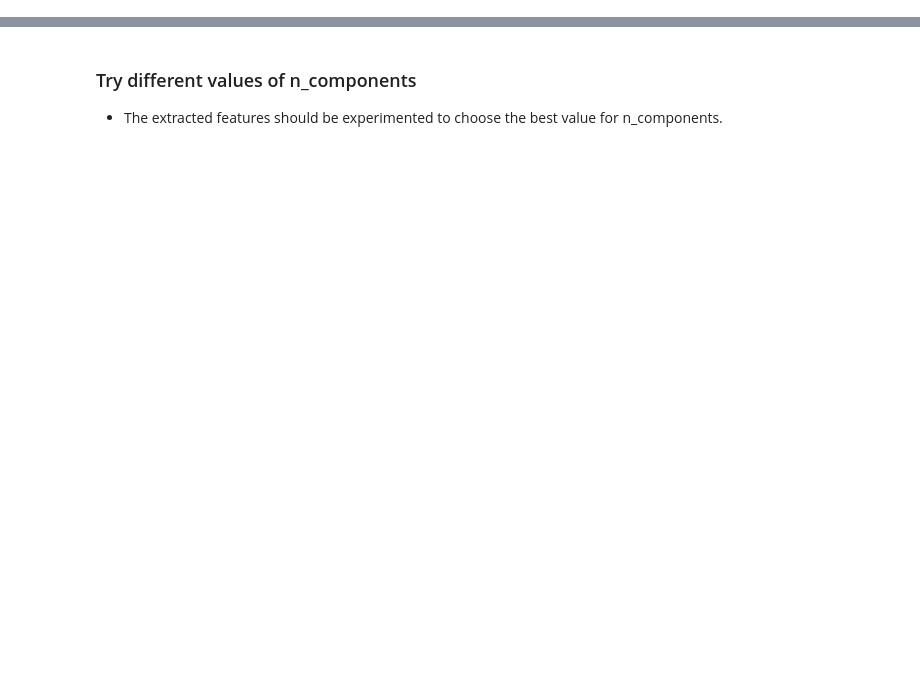
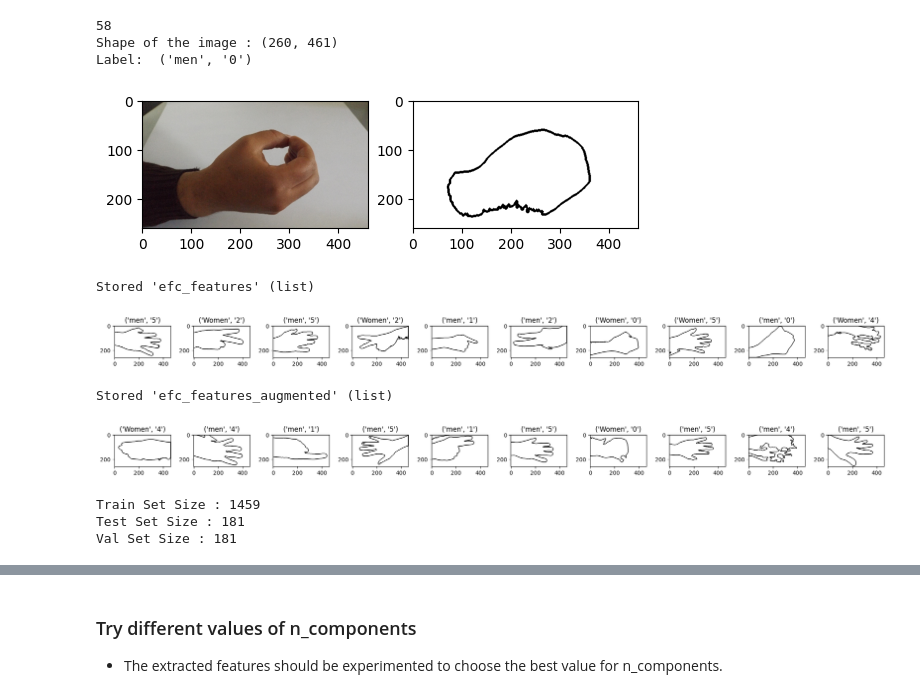
Before and after one commit to Ahmedh12/Hand-Gesture-Detector, a Jupyter notebook: project.ipynb, the cells around one changed output, grey strips where cells are left out. Saved outputs shown, nothing was run; the diff lists cells and outputs as text; code cells hidden in the pictures; blank space fills up the shorter version.

```diff
--- a/project.ipynb
+++ b/project.ipynb
@@ -47,41 +57,77 @@ view_random_images(augmented_images, augmented_labels , num_images=10)
 # %%
 import matplotlib.pyplot as plt
-num = np.random.randint(0,len(train_images))
-# num = 797
+num = np.random.randint(0,len(images))
 print(num)
-img = preprocess_image(images[num])
+img , efc_feature = preprocess_image(images[num])
 #Shape of the image
 print("Shape of the image :" , img.shape)
 print("Label: " , labels[num])
 #PLOT 2 IMAGES
 plt.subplot(1,2,1)
 plt.imshow(images[num])
 plt.subplot(1,2,2)
 plt.imshow(img , cmap='binary')
 plt.show()
+# %% [output]
+58
+Shape of the image : (260, 461)
+Label:  ('men', '0')
+[figure, added]
 # %%
 #preprocess the images and store them in place
-for i in range(len(images)):
-    images[i] = preprocess_image(images[i])
+# efc_features = []
+# for i in range(len(images)):
+#     img , efc_feature = preprocess_image(images[i])
+#     efc_features.append(efc_feature)
+#     images[i] = img
+
+# %store efc_features
+
 # view some random images
 view_random_images(images, labels , num_images=10)
+# %% [output]
+Stored 'efc_features' (list)
+[figure, added]
 # %%
 #preprocess the augmented images and store them in place
-for i in range(len(augmented_images)):
-    augmented_images[i] = preprocess_image(augmented_images[i])
+# efc_features_augmented = []
+# for i in range(len(augmented_images)):
+#     img , efc_feature = preprocess_image(augmented_images[i])
+#     efc_features_augmented.append(efc_feature)
+#     augmented_images[i] = img
+
+# %store efc_features_augmented
+
 # view some random images
 view_random_images(augmented_images, augmented_labels , num_images=10)
+# %% [output]
+Stored 'efc_features_augmented' (list)
+[figure, added]
 # %%
-train_images, train_labels, test_images, test_labels, val_images, val_labels = create_stratified_split(images= images , labels= labels , test_size=0.1, val_size=0.1)
+# train_images, train_efc_features, train_labels, \
+# test_images, test_efc_features, test_labels, \
+# val_images, val_efc_features, val_labels \
+#             =create_stratified_split(images= images ,
+#                                      labels= labels ,
+#                                      efc_features = efc_features ,
+#                                      test_size=0.1,
+#                                      val_size=0.1)
 # %store train_images
+# %store train_efc_features
 # %store train_labels
 # %store test_images
+# %store test_efc_features
 # %store test_labels
 # %store val_images
+# %store val_efc_features
 # %store val_labels
 
 print("Train Set Size :" , len(train_images))
 print("Test Set Size :" , len(test_images))
 print("Val Set Size :" , len(val_images))
+# %% [output]
+Train Set Size : 1459
+Test Set Size : 181
+Val Set Size : 181
 # %%
 get_split_stats(train_labels, test_labels, val_labels)
```
Also changed, not shown: parts of 33 cells of this notebook, 2 other files.
